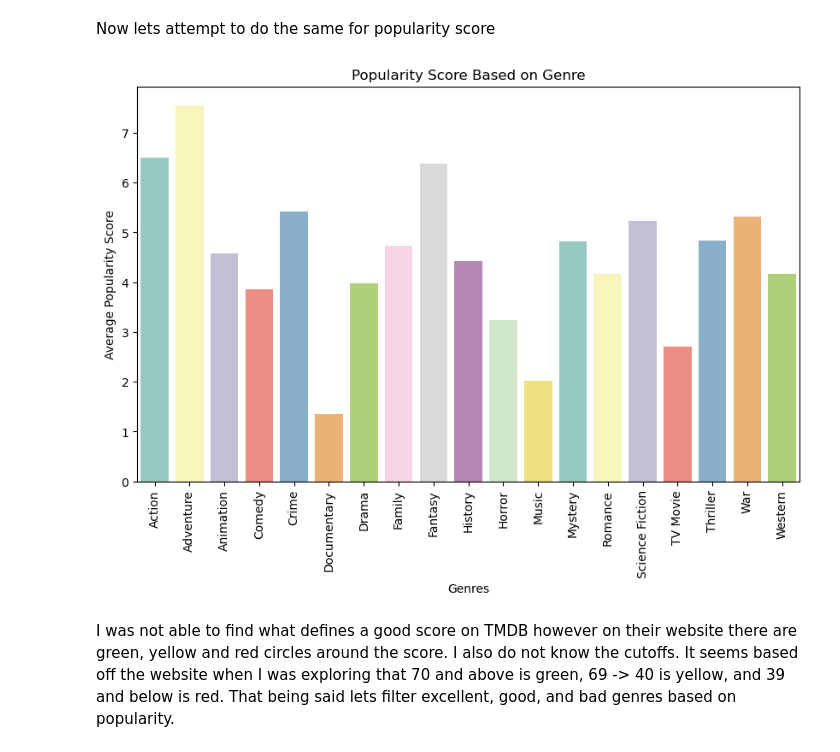
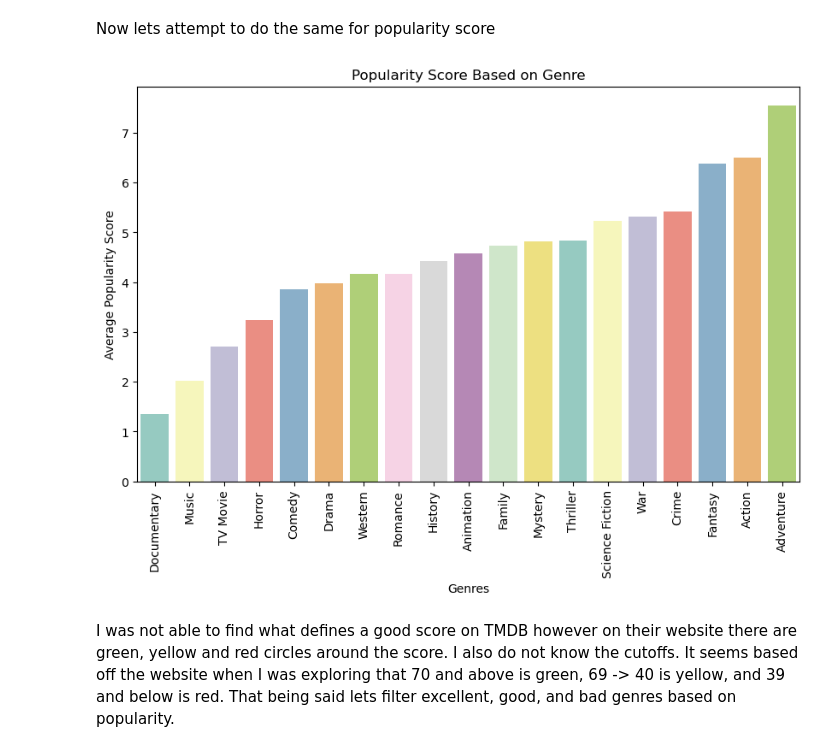
Before and after one commit to CrisThatOneCris/dsc-phase-1-project-v2-4, a Jupyter notebook: exploratory.ipynb, the cells around one changed output. Drawn from its saved outputs; the diff is of its cells as text; code cells hidden in the pictures.

```diff
--- a/exploratory.ipynb
+++ b/exploratory.ipynb
@@ -206,23 +206,23 @@ Now lets attempt to do the same for popularity score
 # %%
 # Convert 'vote_average' column to numeric
 df_exploded['popularity'] = pd.to_numeric(df_exploded['popularity'], errors='coerce')
 
 # Group the DataFrame by each genre
 genre_groups = df_exploded.groupby('genre_ids')
 
 # Calculate the average popularity for each genre
-genre_avg_pop = genre_groups['popularity'].mean().reset_index()
+genre_avg_pop = genre_groups['popularity'].mean().reset_index().sort_values('popularity')
 
 # Plot the bar graph with Seaborn
 plt.figure(figsize=(10, 6))
 sns.barplot(data=genre_avg_pop, x='genre_ids', y='popularity', palette='Set3')
 plt.xlabel('Genres')
 plt.ylabel('Average Popularity Score')
 plt.title('Popularity Score Based on Genre')
 plt.xticks(rotation=90)
 plt.show()
 # %% [output]
-[figure, old version]
+[figure, new version]
 # %% [markdown]
 I was not able to find what defines a good score on TMDB however on their website there are green, yellow and red circles around the score. I also do not know the cutoffs. It seems based off the website when I was exploring that 70 and above is green, 69 -> 40 is yellow, and 39 and below is red. That being said lets filter excellent, good, and bad genres based on popularity.
 # %% [markdown]
```
Also changed, not shown: parts of 6 cells of this notebook.
